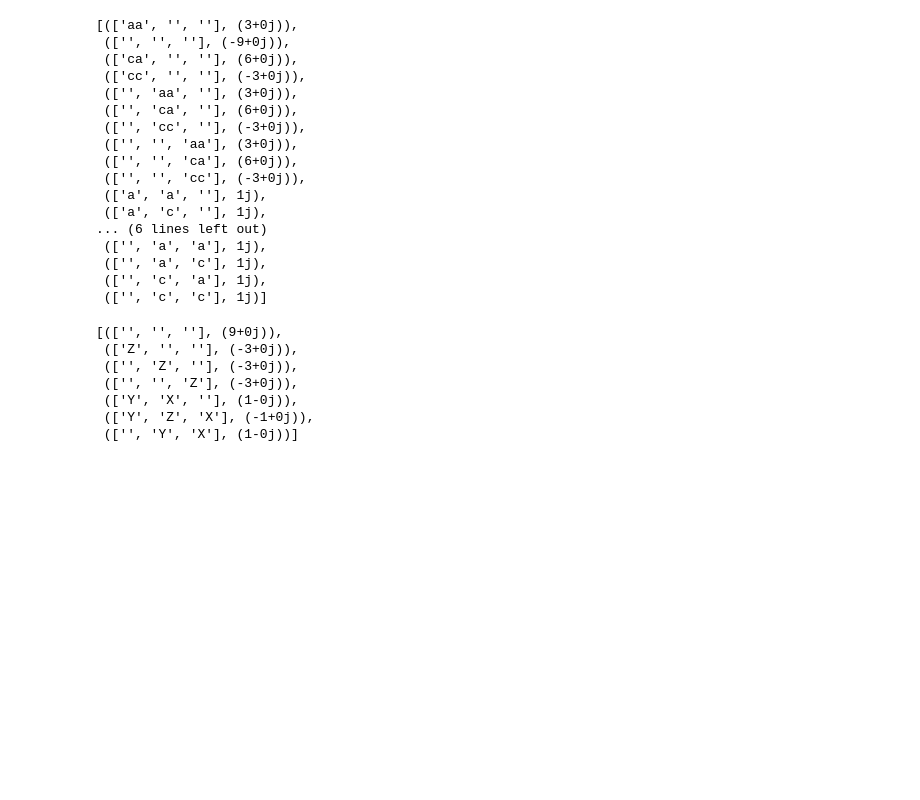
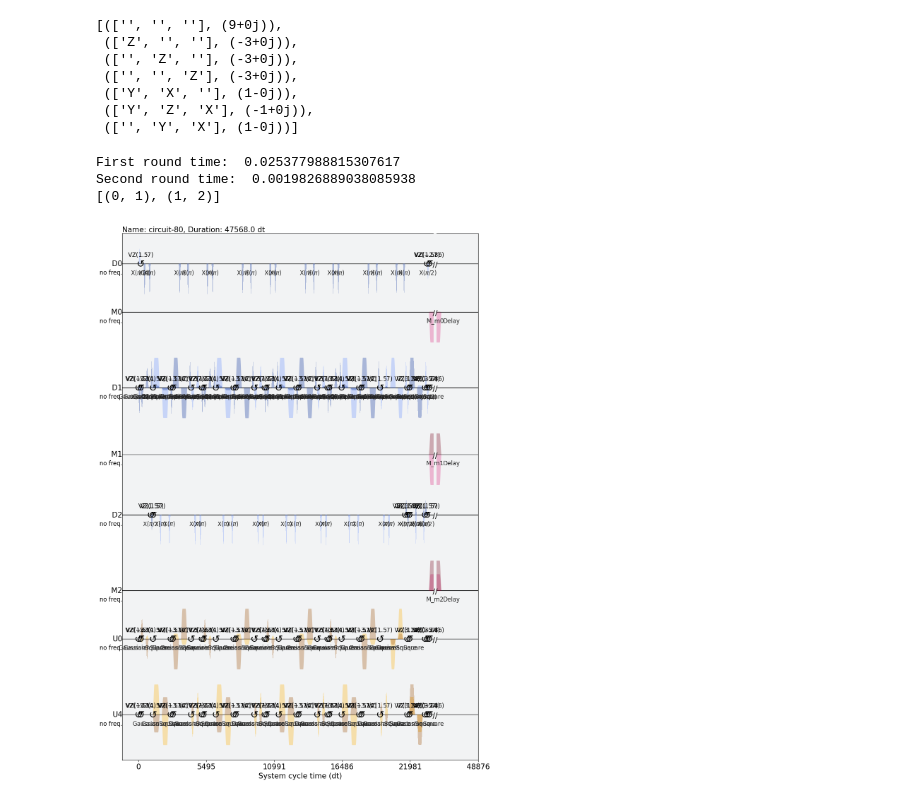
Before and after one commit to PicksPeng/SimuQ, a Jupyter notebook: examples/mzmbraiding.ipynb, the cells around one changed output. Saved outputs shown, nothing was run; the diff lists cells and outputs as text; code cells hidden in the pictures; blank space fills up the shorter version.

Commit message:
added mzm braiding example.

```diff
--- a/examples/mzmbraiding.ipynb
+++ b/examples/mzmbraiding.ipynb
@@ -4,33 +4,20 @@
 import sys
 sys.path.append('..')
 # %%
+from qiskit.providers.fake_provider import FakeJakarta
+backend=FakeJakarta()
+
 from simuq.solver import generate_as
 from systems.mzmbraiding import qs
-from aais.heis_aais import GenMach
-from backends.qiskit_iontrap import transpile
+from aais.ibm_braiding import mach
+from backends.qiskit_braiding import transpile
+#from systems.annealing import qs
+#from aais.ibm import get_mach
+#mach = get_mach(backend)
+#from backends.qiskit_pulse_ibm import transpile
 # %%
 from simuq.transformation import JW_transform
 new_qs, new_sites = JW_transform(qs)
-# %%
-qs.evos[0][0].ham
-# %% [output]
-[(['aa', '', ''], (3+0j)),
- (['', '', ''], (-9+0j)),
- (['ca', '', ''], (6+0j)),
- (['cc', '', ''], (-3+0j)),
- (['', 'aa', ''], (3+0j)),
- (['', 'ca', ''], (6+0j)),
- (['', 'cc', ''], (-3+0j)),
- (['', '', 'aa'], (3+0j)),
- (['', '', 'ca'], (6+0j)),
- (['', '', 'cc'], (-3+0j)),
- (['a', 'a', ''], 1j),
- (['a', 'c', ''], 1j),
-... (6 lines left out)
- (['', 'a', 'a'], 1j),
- (['', 'a', 'c'], 1j),
- (['', 'c', 'a'], 1j),
- (['', 'c', 'c'], 1j)]
 # %%
 new_qs.evos[0][0].ham
 # %% [output]
@@ -41,3 +28,19 @@ new_qs.evos[0][0].ham
  (['Y', 'X', ''], (1-0j)),
  (['Y', 'Z', 'X'], (-1+0j)),
  (['', 'Y', 'X'], (1-0j))]
+# %%
+Trot = 1
+tol = 0.1
+
+circ = transpile(backend, *generate_as(new_qs, mach, Trot, 'least_squares', tol))
+# %% [output]
+First round time:  0.025377988815307617
+Second round time:  0.0019826889038085938
+[(0, 1), (1, 2)]
+# %%
+from qiskit import schedule
+from qiskit import transpile as ibm_transpile
+sch = schedule(ibm_transpile(circ, backend), backend)
+sch.draw()
+# %% [output]
+[figure, added]
```
Also changed, not shown: 6 other files.
